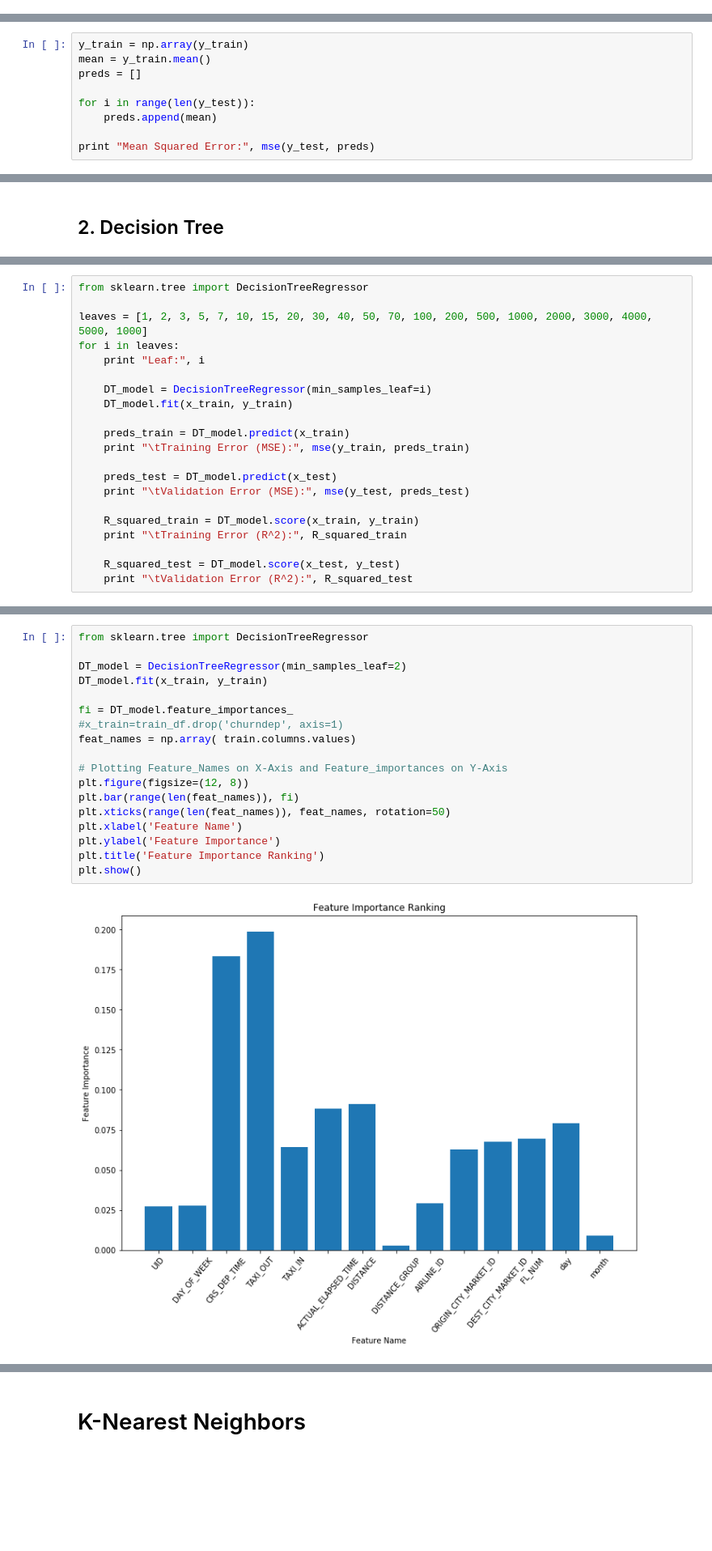
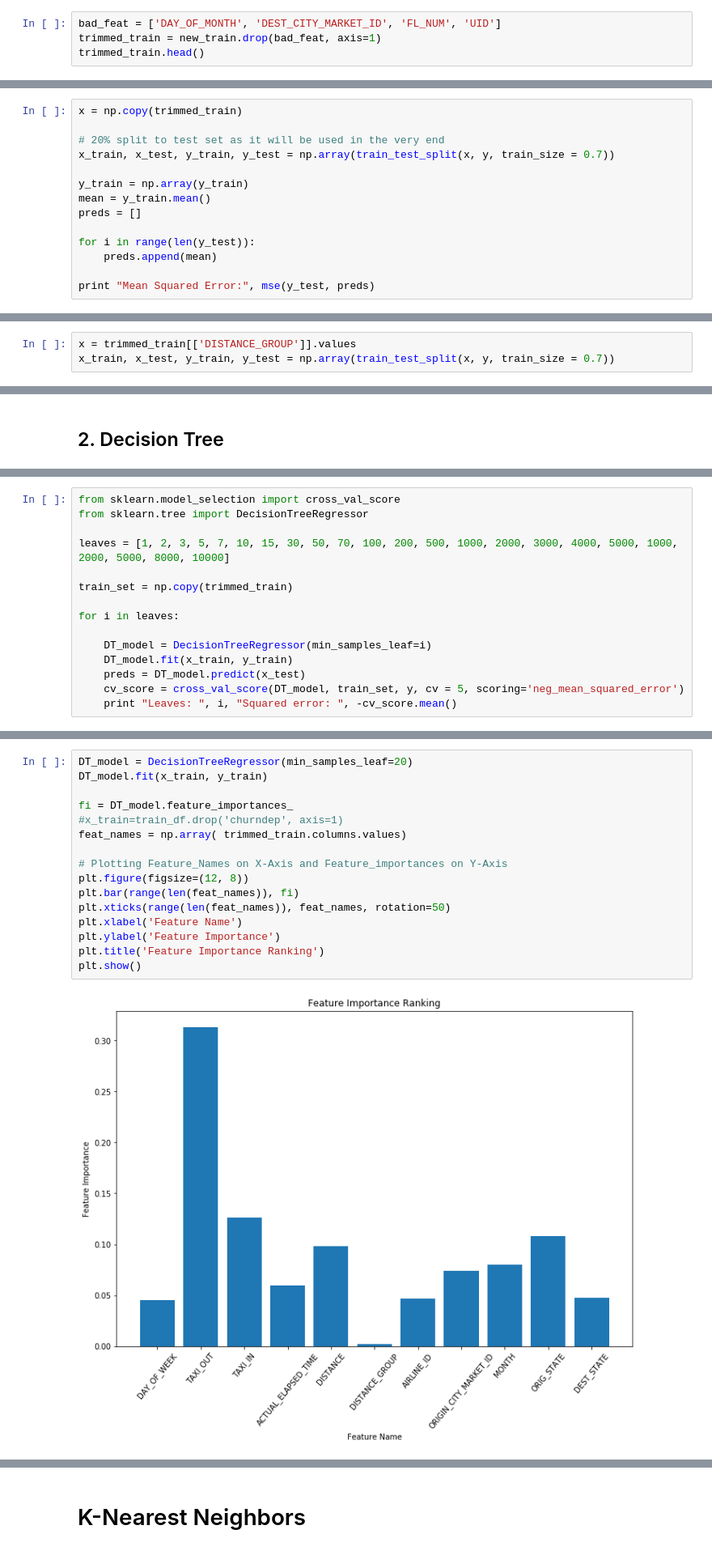
Before and after one commit to harshit0511/Flight-Delay, a Jupyter notebook: Homework 5.ipynb, the cells around one changed output, grey strips where cells are left out. Shown at 81% size. Drawn from its saved outputs; the diff is of its cells as text; blank space fills up the shorter version.

```diff
--- a/Homework 5.ipynb
+++ b/Homework 5.ipynb
@@ -276,0 +355,4 @@ x_train, x_test, y_train, y_test = np.array(train_test_split(x, y, train_size =
+# %%
+bad_feat = ['DAY_OF_MONTH', 'DEST_CITY_MARKET_ID', 'FL_NUM', 'UID']
+trimmed_train = new_train.drop(bad_feat, axis=1)
+trimmed_train.head()
@@ -283,4 +368,9 @@ len(x_test)
 # %%
+x = np.copy(trimmed_train)
+
+# 20% split to test set as it will be used in the very end
+x_train, x_test, y_train, y_test = np.array(train_test_split(x, y, train_size = 0.7))
+
 y_train = np.array(y_train)
 mean = y_train.mean()
 preds = []
@@ -293,0 +386,3 @@ Mean Squared Error: 2024.14339454
+# %%
+x = trimmed_train[['DISTANCE_GROUP']].values
+x_train, x_test, y_train, y_test = np.array(train_test_split(x, y, train_size = 0.7))
@@ -298,22 +447,16 @@ Mean Squared Error: 2024.14339454
 # %%
+from sklearn.model_selection import cross_val_score
 from sklearn.tree import DecisionTreeRegressor
 
-leaves = [1, 2, 3, 5, 7, 10, 15, 20, 30, 40, 50, 70, 100, 200, 500, 1000, 2000, 3000, 4000, 5000, 1000]
+leaves = [1, 2, 3, 5, 7, 10, 15, 30, 50, 70, 100, 200, 500, 1000, 2000, 3000, 4000, 5000, 1000, 2000, 5000, 8000, 10000]
+
+train_set = np.copy(trimmed_train)
+
 for i in leaves:
-    print "Leaf:", i
 
     DT_model = DecisionTreeRegressor(min_samples_leaf=i)
     DT_model.fit(x_train, y_train)
-
-    preds_train = DT_model.predict(x_train)
-    print "\tTraining Error (MSE):", mse(y_train, preds_train)
-
-    preds_test = DT_model.predict(x_test)
-    print "\tValidation Error (MSE):", mse(y_test, preds_test)
-
-    R_squared_train = DT_model.score(x_train, y_train)
-    print "\tTraining Error (R^2):", R_squared_train
-
-    R_squared_test = DT_model.score(x_test, y_test)
-    print "\tValidation Error (R^2):", R_squared_test
+    preds = DT_model.predict(x_test)
+    cv_score = cross_val_score(DT_model, train_set, y, cv = 5, scoring='neg_mean_squared_error')
+    print "Leaves: ", i, "Squared error: ", -cv_score.mean()
 # %% [output]
@@ -405,21 +482,19 @@ Leaf: 1000
 # %%
-from sklearn.tree import DecisionTreeRegressor
-
-DT_model = DecisionTreeRegressor(min_samples_leaf=2)
+DT_model = DecisionTreeRegressor(min_samples_leaf=20)
 DT_model.fit(x_train, y_train)
 
 fi = DT_model.feature_importances_
 #x_train=train_df.drop('churndep', axis=1)
-feat_names = np.array( train.columns.values)
+feat_names = np.array( trimmed_train.columns.values)
 
 # Plotting Feature_Names on X-Axis and Feature_importances on Y-Axis
 plt.figure(figsize=(12, 8))
 plt.bar(range(len(feat_names)), fi)
 plt.xticks(range(len(feat_names)), feat_names, rotation=50)
 plt.xlabel('Feature Name')
 plt.ylabel('Feature Importance')
 plt.title('Feature Importance Ranking')
 plt.show()
 # %% [output]
-[figure, old version]
+[figure, new version]
 # %%
```
Also changed, not shown: parts of 66 cells of this notebook, 3 other files.
